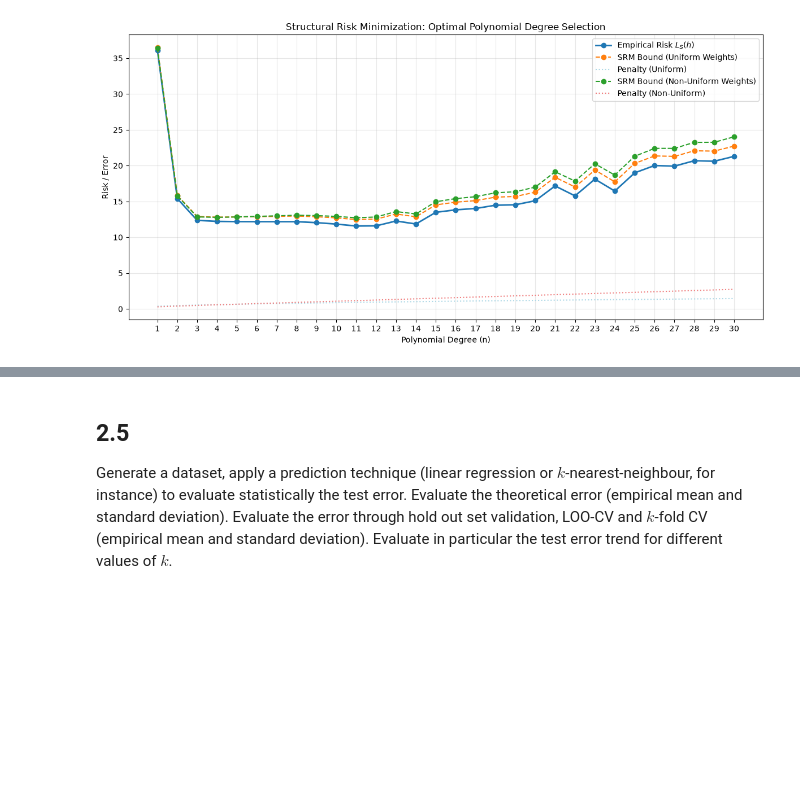
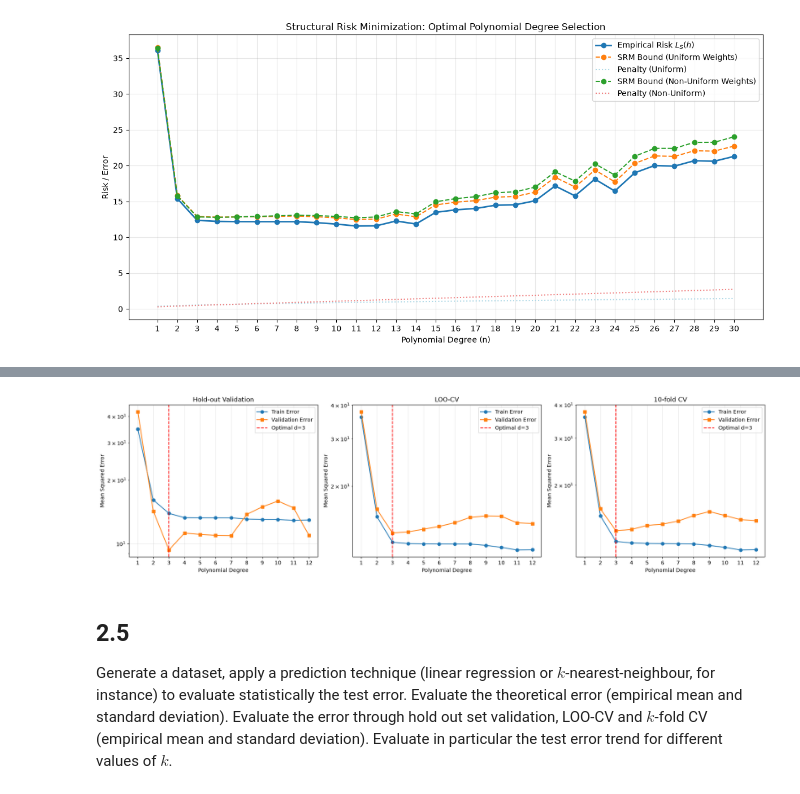
Before and after one commit to Iquadro1/analisi-dati, a Jupyter notebook: Foglio2.ipynb, the cells around one changed output, grey strips where cells are left out. Saved outputs shown, nothing was run; the diff lists cells and outputs as text; code cells hidden in the pictures; blank space fills up the shorter version.

```diff
--- a/Foglio2.ipynb
+++ b/Foglio2.ipynb
@@ -149,0 +153,82 @@ plt.show()
+# %%
+import numpy as np
+import matplotlib.pyplot as plt
+from sklearn.linear_model import LinearRegression
+from sklearn.preprocessing import PolynomialFeatures
+from sklearn.pipeline import make_pipeline
+from sklearn.metrics import mean_squared_error
+from sklearn.model_selection import train_test_split, LeaveOneOut, KFold, cross_validate
+
+max_degree = 12
+degrees = np.arange(1, max_degree + 1)
+
+# Data structures to store errors
+# Dimensions: (number of degrees)
+err_train_holdout = np.zeros(max_degree)
+err_test_holdout = np.zeros(max_degree)
+
+err_train_loo = np.zeros(max_degree)
+err_test_loo = np.zeros(max_degree)
+
+err_train_kfold = np.zeros(max_degree)
+err_test_kfold = np.zeros(max_degree)
+
+X_train, X_test, y_train, y_test = train_test_split(X, y, test_size=0.3, random_state=42)
+
+for i, d in enumerate(degrees):
+    model = make_pipeline(PolynomialFeatures(d), LinearRegression())
+    model.fit(X_train.reshape(-1,1), y_train)
+
+    err_train_holdout[i] = mean_squared_error(y_train, model.predict(X_train.reshape(-1,1)))
+    err_test_holdout[i] = mean_squared_error(y_test, model.predict(X_test.reshape(-1,1)))
+
+loo = LeaveOneOut()
+kfold = KFold(n_splits=10, shuffle=True, random_state=42)
+
+for i, d in enumerate(degrees):
+    model = make_pipeline(PolynomialFeatures(d), LinearRegression())
+
+    # LOO-CV Evaluation
+    loo_results = cross_validate(
+        model, X.reshape(-1,1), y, cv=loo, scoring='neg_mean_squared_error', return_train_score=True
+    )
+    err_train_loo[i] = -loo_results['train_score'].mean()
+    err_test_loo[i] = -loo_results['test_score'].mean()
+
+    # k-fold CV Evaluation
+    kfold_results = cross_validate(
+        model, X.reshape(-1,1), y, cv=kfold, scoring='neg_mean_squared_error', return_train_score=True
+    )
+    err_train_kfold[i] = -kfold_results['train_score'].mean()
+    err_test_kfold[i] = -kfold_results['test_score'].mean()
+
+opt_deg_holdout = degrees[np.argmin(err_test_holdout)]
+opt_deg_loo = degrees[np.argmin(err_test_loo)]
+opt_deg_kfold = degrees[np.argmin(err_test_kfold)]
+
+print(f"Optimal degree (Hold-out): {opt_deg_holdout}")
+print(f"Optimal degree (LOO-CV):   {opt_deg_loo}")
+print(f"Optimal degree (10-fold):  {opt_deg_kfold}")
+
+fig, axes = plt.subplots(1, 3, figsize=(18, 5))
+methods = ['Hold-out Validation', 'LOO-CV', '10-fold CV']
+train_errors = [err_train_holdout, err_train_loo, err_train_kfold]
+val_errors = [err_test_holdout, err_test_loo, err_test_kfold]
+opt_degrees = [opt_deg_holdout, opt_deg_loo, opt_deg_kfold]
+
+for j in range(3):
+    axes[j].plot(degrees, train_errors[j], marker='o', label='Train Error')
+    axes[j].plot(degrees, val_errors[j], marker='s', label='Validation Error')
+    axes[j].axvline(opt_degrees[j], color='red', linestyle='--', label=f'Optimal d={opt_degrees[j]}')
+    axes[j].set_title(methods[j])
+    axes[j].set_xlabel('Polynomial Degree')
+    axes[j].set_ylabel('Mean Squared Error')
+    # Use logarithmic scale to visualize massive error spikes on high degrees
+    axes[j].set_yscale('log')
+    axes[j].set_xticks(degrees)
+    axes[j].grid(alpha=0.3)
+    axes[j].legend()
+
+plt.tight_layout()
+plt.show()
+# %% [output]
@@ -150,3 +238,4 @@ plt.show()
+[figure, added]
 # %% [markdown]
 ## 2.5
 Generate a dataset, apply a prediction technique (linear regression or $k$-nearest-neighbour, for instance) to evaluate statistically the test error. Evaluate the theoretical error (empirical mean and standard deviation). Evaluate the error through hold out set validation, LOO-CV and $k$-fold CV (empirical mean and standard deviation). Evaluate in particular the test error trend for different values of $k$.
```
Also changed, not shown: parts of 7 cells of this notebook.
